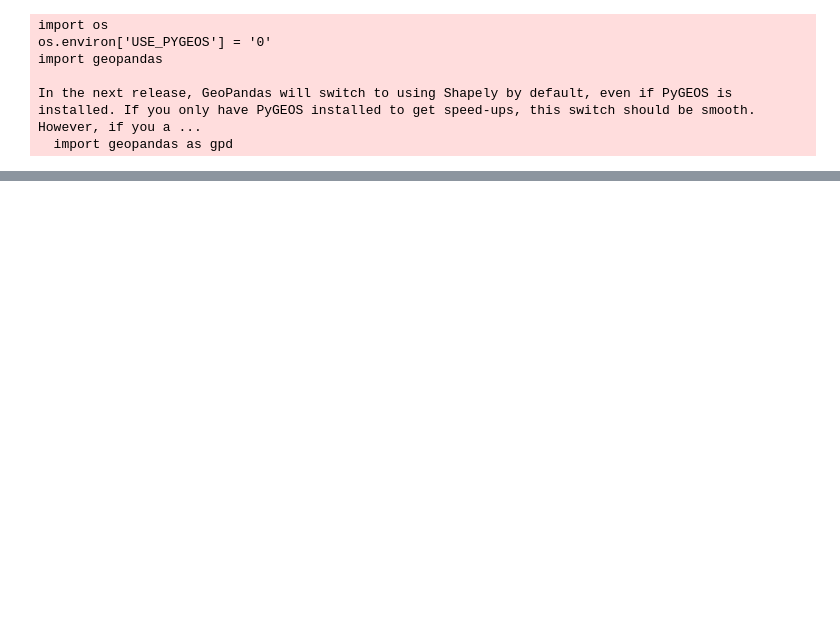
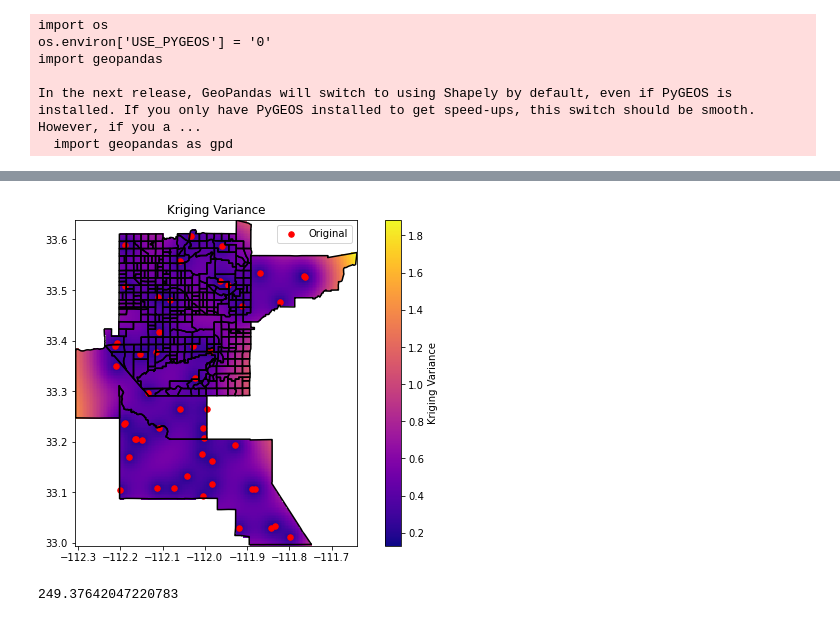
Before and after one commit to usmananjum/Data-Analytics-with-Location-Data, a Jupyter notebook: Data Analytics with Location Data.ipynb, the cells around one changed output, grey strips where cells are left out. Cells and saved outputs as stored; diff of their text form; code cells hidden in the pictures; blank space fills up the shorter version.

```diff
--- a/Data Analytics with Location Data.ipynb
+++ b/Data Analytics with Location Data.ipynb
@@ -278,0 +268,20 @@ Text(0.5, 1.0, 'Universal Kriging Prediction with Linear Drift')
+# %%
+from pykrige.uk import UniversalKriging
+
+values_trended = values + 1e-6*(x_coords - xmin) - 5e-7*(y_coords - ymin)
+
+# Universal Kriging with linear drift
+UK = UniversalKriging(
+    points[:,0],  # State Plane X (like IDW inputs)
+    points[:,1],  # State Plane Y
+    values_trended,       # Your data
+    variogram_model='spherical',
+#     variogram_parameters="auto",  # nugget, range, partial sill
+    drift_terms=['regional_linear'],  # Can also try 'specified' or 'external'
+    exact_values=False  # <-- Critical for stability
+)
+
+# Execute kriging (same grid setup as before)
+z_krige_uk, ss = UK.execute('grid', gridx.flatten(), gridy.flatten())
+z_krige_uk = z_krige_uk.reshape(200, 200)
+z_krige_masked_uk = np.where(mask_rotated, z_krige_uk, np.nan)
@@ -278,0 +313,29 @@ Text(0.5, 1.0, 'Universal Kriging Prediction with Linear Drift')
+# %%
+z_krige_var = ss.reshape(200, 200)  # To match your NN/IDW shape
+krige_variance_masked = np.where(mask_rotated, z_krige_var, np.nan)  # Your original mask
+fig, ax = plt.subplots(figsize=(10, 6))
+krige_var_plot = ax.pcolormesh(
+    lon_grid, lat_grid,  # Your WGS84 display grid
+    krige_variance_masked,  # Masked kriging variance results
+    cmap='plasma',  # Use a different colormap to distinguish from predictions
+    shading='auto'
+)
+
+# Reuse your original overlays
+gdf_wgs84.boundary.plot(ax=ax, color='black')
+ax.scatter(
+    points_gdf_wgs84.geometry.x,  # Original points
+    points_gdf_wgs84.geometry.y,
+    c='red', s=30, label='Original'  # Same style
+)
+
+plt.colorbar(krige_var_plot, label='Kriging Variance')  # Label for variance
+ax.set_title("Kriging Variance")  # Clearly indicate this is variance, not predictions
+plt.legend()
+plt.show()
+# %% [output]
+[figure, added]
+# %%
+np.max(ss)
+# %% [output]
+249.37642047220783
```
Also changed, not shown: parts of 21 cells of this notebook.
